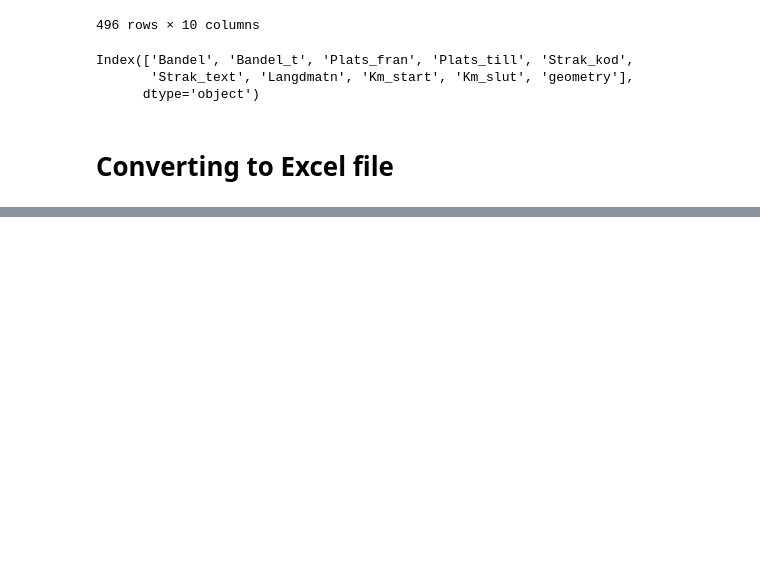
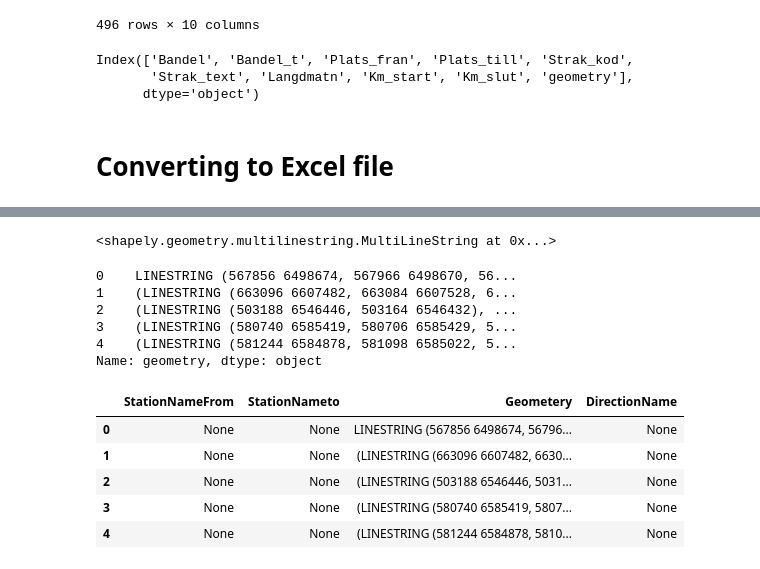
Before and after one commit to goldenamir/GPSSIM, a Jupyter notebook: Railway network bandel aggregate/Railway network bandel aggregate.ipynb, the cells around one changed output, grey strips where cells are left out. Saved outputs shown, nothing was run; the diff lists cells and outputs as text; code cells hidden in the pictures; blank space fills up the shorter version.

```diff
--- a/Railway network bandel aggregate/Railway network bandel aggregate.ipynb
+++ b/Railway network bandel aggregate/Railway network bandel aggregate.ipynb
@@ -68,0 +89,26 @@ writer.save()
+# %%
+db.geometry[495]
+# %% [output]
+<shapely.geometry.multilinestring.MultiLineString at 0x...>
+# %%
+db.geometry.head()
+# %% [output]
+0    LINESTRING (567856 6498674, 567966 6498670, 56...
+1    (LINESTRING (663096 6607482, 663084 6607528, 6...
+2    (LINESTRING (503188 6546446, 503164 6546432), ...
+3    (LINESTRING (580740 6585419, 580706 6585429, 5...
+4    (LINESTRING (581244 6584878, 581098 6585022, 5...
+Name: geometry, dtype: object
+# %%
+# Enter just plats_fran, Plats_till, strak_text, geometery
+db1 = db[['Plats_fran','Plats_till', 'geometry','Strak_text']] # Extracting required columns which  include required informations
+db1_ColumnsName = ['StationNameFrom','StationNameto','Geometery','DirectionName'] # New name for columns
+db1.columns = db1_ColumnsName                                     # Changing the name of columns to the appropirate one
+db1.head()
+# %% [output]
+|  | StationNameFrom | StationNameto | Geometery | DirectionName |
+| 0 | None | None | LINESTRING (567856 6498674, 56796... | None |
+| 1 | None | None | (LINESTRING (663096 6607482, 6630... | None |
+| 2 | None | None | (LINESTRING (503188 6546446, 5031... | None |
+| 3 | None | None | (LINESTRING (580740 6585419, 5807... | None |
+| 4 | None | None | (LINESTRING (581244 6584878, 5810... | None |
```
Also changed, not shown: parts of 6 cells of this notebook, 1 other file.
